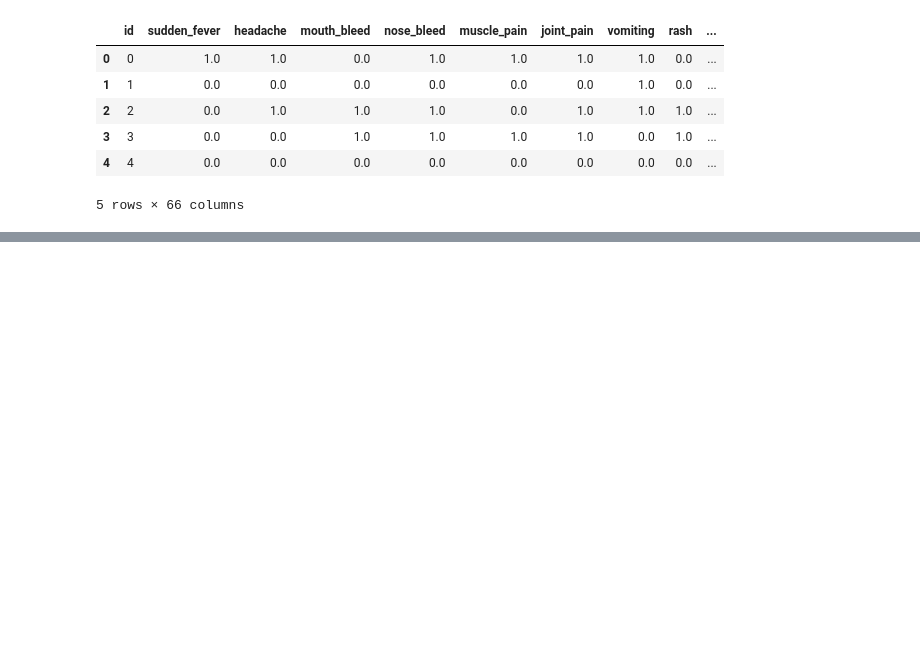
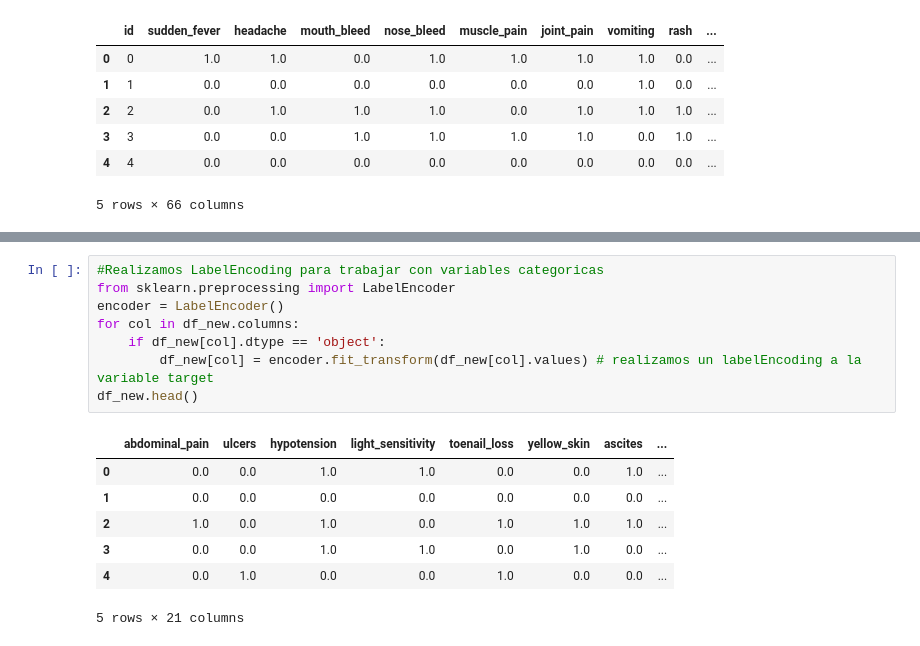
Before and after one commit to fruizg/ReconocimientoDePatrones, a Jupyter notebook: Challenges/Challenge3/Challenge3.ipynb, the cells around one changed output, grey strips where cells are left out. Cells and saved outputs as stored; diff of their text form; blank space fills up the shorter version.

```diff
--- a/Challenges/Challenge3/Challenge3.ipynb
+++ b/Challenges/Challenge3/Challenge3.ipynb
@@ -64,0 +152,16 @@ prognosis : 11
+# %%
+#Realizamos LabelEncoding para trabajar con variables categoricas
+from sklearn.preprocessing import LabelEncoder
+encoder = LabelEncoder()
+for col in df_new.columns:
+    if df_new[col].dtype == 'object':
+        df_new[col] = encoder.fit_transform(df_new[col].values) # realizamos un labelEncoding a la variable target
+df_new.head()
+# %% [output]
+|  | abdominal_pain | ulcers | hypotension | light_sensitivity | toenail_loss | yellow_skin | ascites | ... |
+| 0 | 0.0 | 0.0 | 1.0 | 1.0 | 0.0 | 0.0 | 1.0 | ... |
+| 1 | 0.0 | 0.0 | 0.0 | 0.0 | 0.0 | 0.0 | 0.0 | ... |
+| 2 | 1.0 | 0.0 | 1.0 | 0.0 | 1.0 | 1.0 | 1.0 | ... |
+| 3 | 0.0 | 0.0 | 1.0 | 1.0 | 0.0 | 1.0 | 0.0 | ... |
+| 4 | 0.0 | 1.0 | 0.0 | 0.0 | 1.0 | 0.0 | 0.0 | ... |
+5 rows × 21 columns
```
Also changed, not shown: parts of 10 cells of this notebook, 6 other files.
